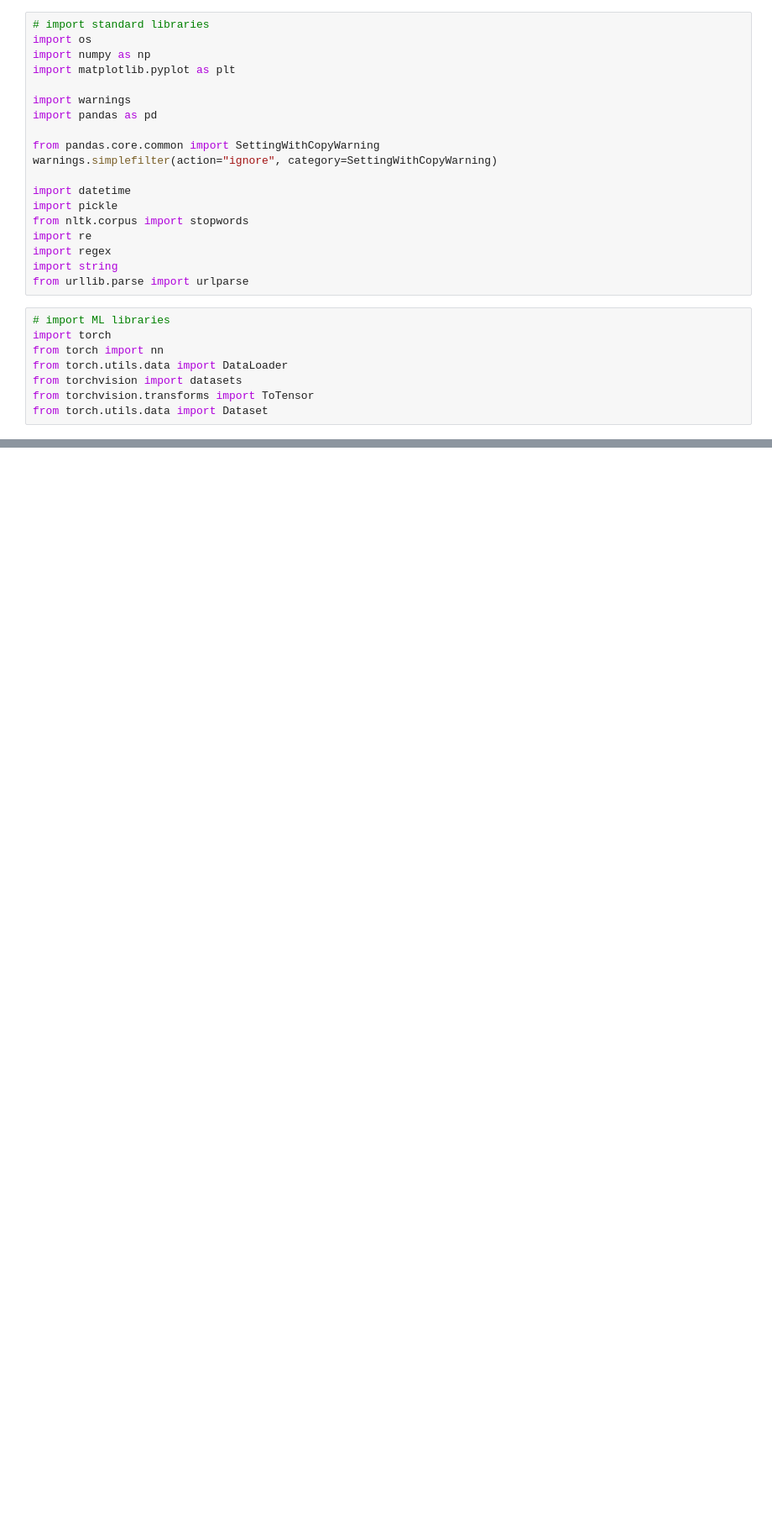
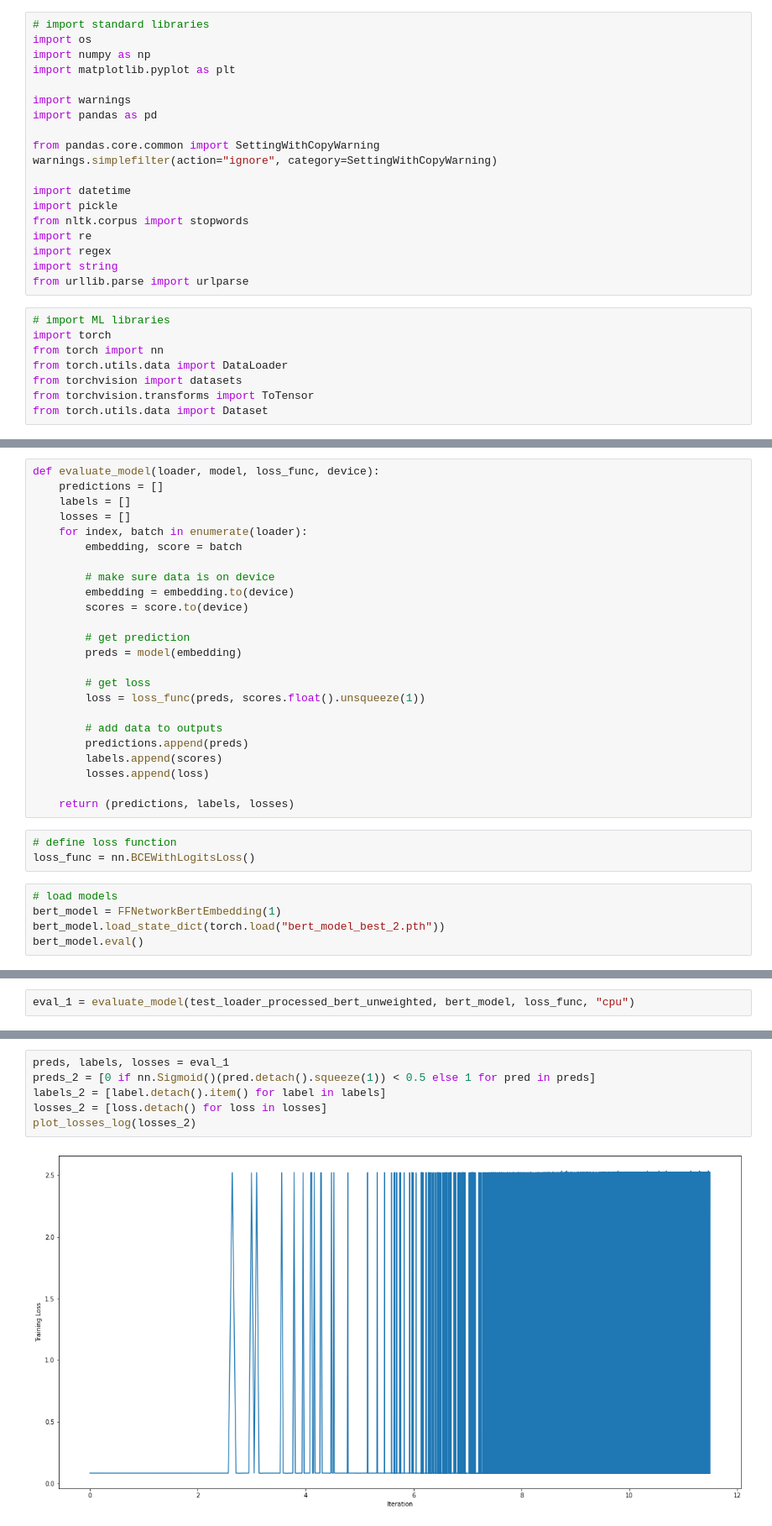
Before and after one commit to Zaidek/Part-II-Disertation, a Jupyter notebook: Neural Networks/nnEvaluation.ipynb, the cells around one changed output, grey strips where cells are left out. Shown at 84% size. Saved outputs shown, nothing was run; the diff lists cells and outputs as text; blank space fills up the shorter version.

Commit message:
added evaluation of more models

```diff
--- a/Neural Networks/nnEvaluation.ipynb
+++ b/Neural Networks/nnEvaluation.ipynb
@@ -75,0 +85,32 @@ AttributeError: Can't get attribute 'FFNetworkBertEmbedding' on <module '__main_
+# %%
+def evaluate_model(loader, model, loss_func, device):
+    predictions = []
+    labels = []
+    losses = []
+    for index, batch in enumerate(loader):
+        embedding, score = batch
+
+        # make sure data is on device
+        embedding = embedding.to(device)
+        scores = score.to(device)
+
+        # get prediction
+        preds = model(embedding)
+
+        # get loss
+        loss = loss_func(preds, scores.float().unsqueeze(1))
+
+        # add data to outputs
+        predictions.append(preds)
+        labels.append(scores)
+        losses.append(loss)
+
+    return (predictions, labels, losses)
+# %%
+# define loss function
+loss_func = nn.BCEWithLogitsLoss()
+# %%
+# load models
+bert_model = FFNetworkBertEmbedding(1)
+bert_model.load_state_dict(torch.load("bert_model_best_2.pth"))
+bert_model.eval()
@@ -75,0 +135,2 @@ AttributeError: Can't get attribute 'FFNetworkBertEmbedding' on <module '__main_
+# %%
+eval_1 = evaluate_model(test_loader_processed_bert_unweighted, bert_model, loss_func, "cpu")
@@ -75,0 +144,8 @@ AttributeError: Can't get attribute 'FFNetworkBertEmbedding' on <module '__main_
+# %%
+preds, labels, losses = eval_1
+preds_2 = [0 if nn.Sigmoid()(pred.detach().squeeze(1)) < 0.5 else 1 for pred in preds]
+labels_2 = [label.detach().item() for label in labels]
+losses_2 = [loss.detach() for loss in losses]
+plot_losses_log(losses_2)
+# %% [output]
+[figure, added]
```
Also changed, not shown: parts of 16 cells of this notebook.
